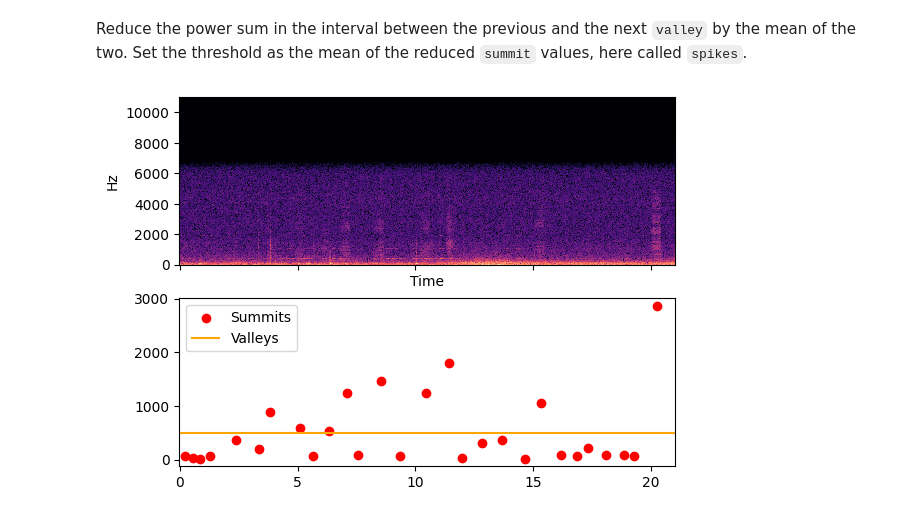
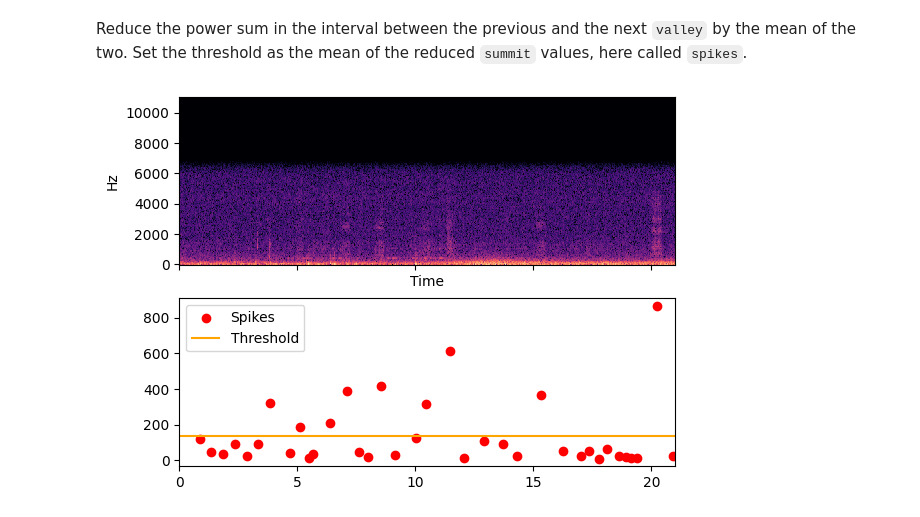
Before and after one commit to plaf2000/tytalb, a Jupyter notebook: analyze_subchunks.ipynb, the cells around one changed output. Cells and saved outputs as stored; diff of their text form; code cells hidden in the pictures.

```diff
--- a/analyze_subchunks.ipynb
+++ b/analyze_subchunks.ipynb
@@ -43,7 +44,7 @@ sample_subseg_dur = int(subseg_dur * sr)
 sample_dur = int(dur * sr)
 sample_dur_birdnet = int(dur_birdnet * sr)
 
-n_fft = 2048
+n_fft = 512
 hop_length = n_fft
 S = librosa.stft(y, n_fft=n_fft, hop_length=hop_length)
 spec = librosa.amplitude_to_db(np.abs(S))
@@ -51,7 +52,7 @@ spec_sum = np.sum(spec, axis=0)
 
 l = spec_sum
 spec_sum -= np.min(spec_sum)
-conv = ndimage.gaussian_filter1d(spec_sum, 2)
+conv = ndimage.gaussian_filter1d(spec_sum,8)
 
 # Utilities to plot functions easily
 tstamps_arr = lambda arr: np.linspace(0, dur, len(arr))
@@ -131,16 +104,16 @@ Reduce the power sum in the interval between the previous and the next `valley`
 # %%
 
 previous_valley = conv[valley_i[:-1]]
 next_valley = conv[valley_i[1:]]
 d = np.stack([previous_valley, next_valley])
 spikes = conv[summit] - np.mean(d, axis=0)
 thresh = np.mean(spikes)
 
 fig, ax = plt.subplots(nrows=2, sharex=True)
 librosa.display.specshow(spec, x_coords = spec_tstamps, x_axis='time', y_axis='linear', ax=ax[0])
-ax[1].scatter(tstamps_arr(conv)[summit], spikes, c="red", label="Summits")
+ax[1].scatter(tstamps_arr(conv)[summit], spikes, c="red", label="Spikes")
 ax[1].axhline(thresh, c="orange", label="Threshold")
 ax[1].legend()
 plt.show()
 # %% [output]
-[figure, old version]
+[figure, new version]
```
Also changed, not shown: parts of 13 cells of this notebook.
